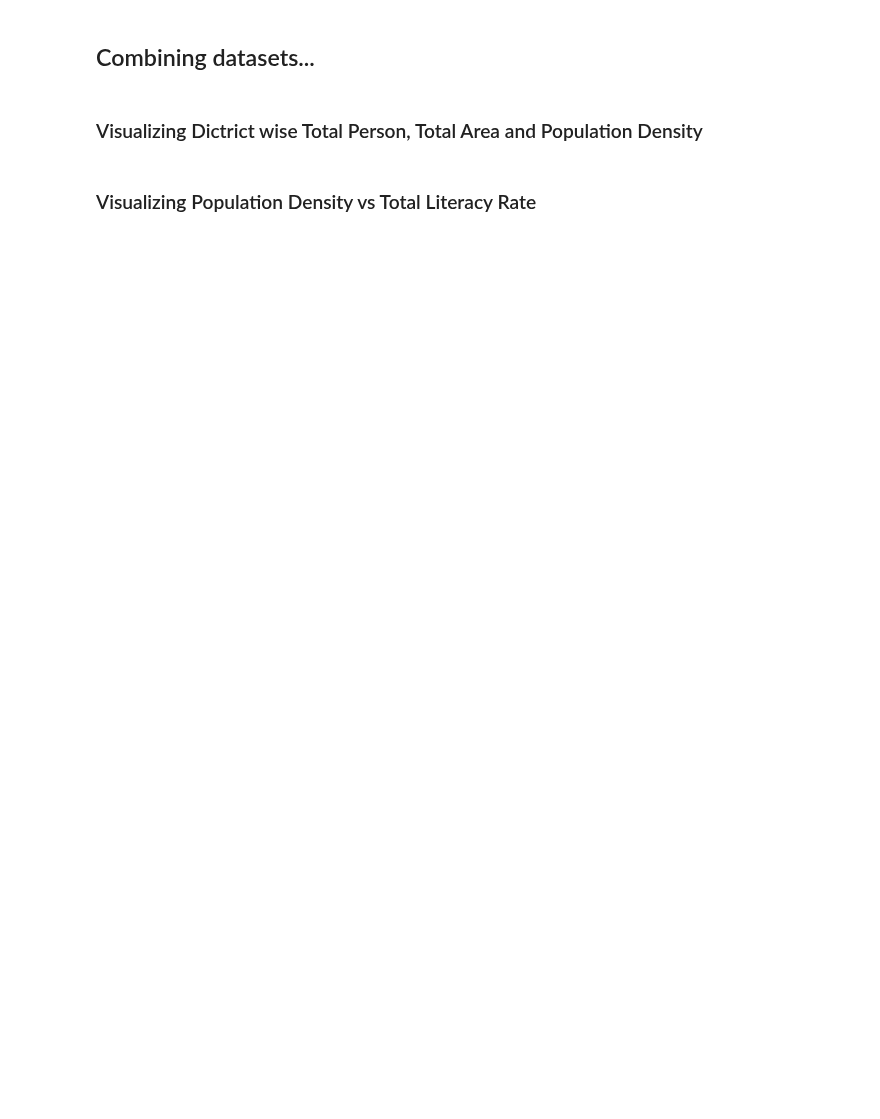
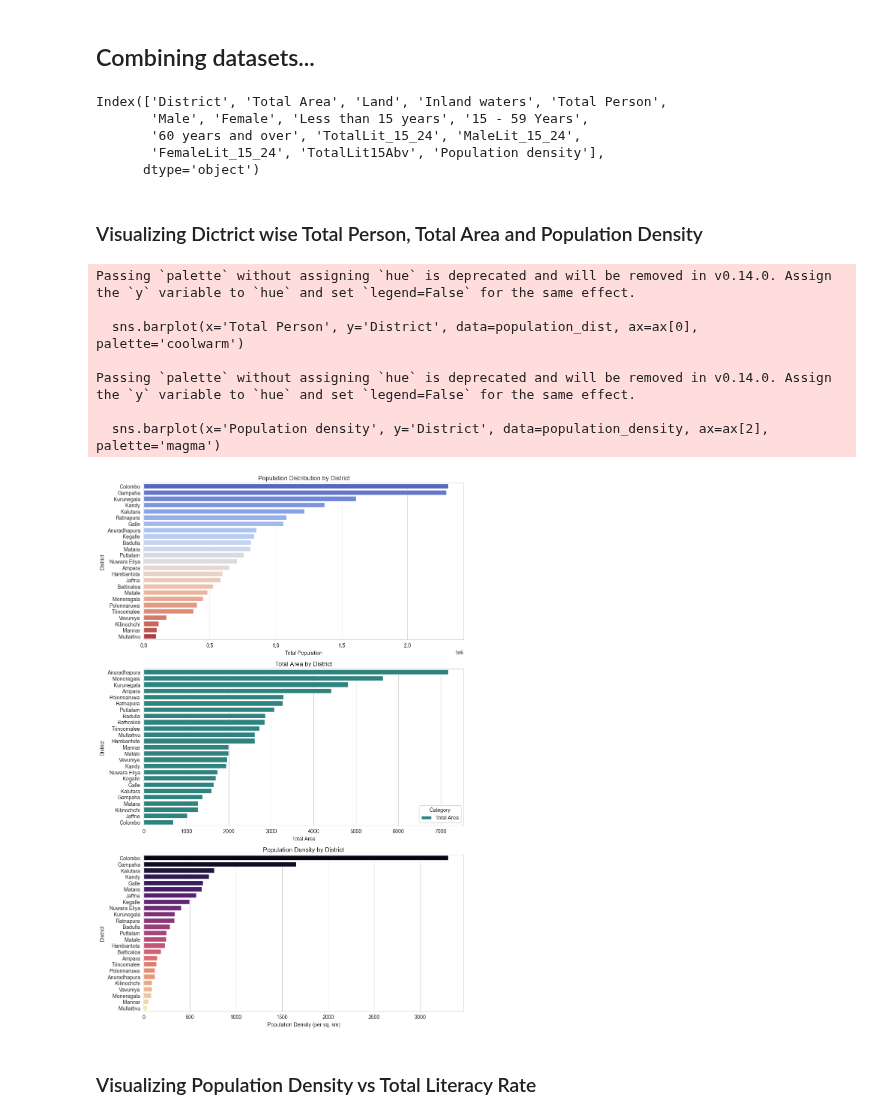
Before and after one commit to itsnamalfernandolk/ds_infographic, a Jupyter notebook: infographics.ipynb, the cells around one changed output. Saved outputs shown, nothing was run; the diff lists cells and outputs as text; code cells hidden in the pictures; blank space fills up the shorter version.

```diff
--- a/infographics.ipynb
+++ b/infographics.ipynb
@@ -182,8 +237,14 @@ combined_df = pd.merge(df_land, df_ppl, on='District', how='outer')
 combined_df = pd.merge(combined_df, df_ltrc_15_24, on='District', how='outer')
 combined_df = pd.merge(combined_df, df_ltrc_15_abv, on='District', how='outer')
 combined_df['Population density'] = (combined_df['Total Person'] / combined_df['Total Area']).round(2)
-print(combined_df.head())
+# print(combined_df.head())
 print(combined_df.columns)
+# %% [output]
+Index(['District', 'Total Area', 'Land', 'Inland waters', 'Total Person',
+       'Male', 'Female', 'Less than 15 years', '15 - 59 Years',
+       '60 years and over', 'TotalLit_15_24', 'MaleLit_15_24',
+       'FemaleLit_15_24', 'TotalLit15Abv', 'Population density'],
+      dtype='object')
 # %% [markdown]
 ### Visualizing Dictrict wise Total Person, Total Area and Population Density
 # %%
@@ -194,35 +255,44 @@ sns.set_style("whitegrid")
 population_dist = combined_df[['District', 'Total Person']].sort_values('Total Person', ascending=False)
 
 # Literacy Rates by District
 total_area = combined_df[['District', 'Total Area']].sort_values('Total Area', ascending=False)
 
 # Population Density
 population_density = combined_df[['District', 'Population density']].sort_values('Population density', ascending=False)
 
 # Plotting
 fig, ax = plt.subplots(3, 1, figsize=(10, 15))
 
 # Population Distribution by District
 sns.barplot(x='Total Person', y='District', data=population_dist, ax=ax[0], palette='coolwarm')
 ax[0].set_title('Population Distribution by District')
 ax[0].set_xlabel('Total Population')
 ax[0].set_ylabel('District')
 
 # Total Area by District
-total_area_melted = total_area.melt(id_vars=["District"], var_name="Category", value_name="Total Area")
-sns.barplot(x='Total Area', y='District', hue='Category', data=total_area_melted, ax=ax[1], palette='viridis')
+total_area_melted = total_area.melt(id_vars=["District"], var_name="Category", value_name="TTL_AREA")
+sns.barplot(x='TTL_AREA', y='District', hue='Category', data=total_area_melted, ax=ax[1], palette='viridis')
 ax[1].set_title('Total Area by District')
 ax[1].set_xlabel('Total Area')
 ax[1].set_ylabel('District')
 
 # Population Density
 sns.barplot(x='Population density', y='District', data=population_density, ax=ax[2], palette='magma')
 ax[2].set_title('Population Density by District')
 ax[2].set_xlabel('Population Density (per sq. km)')
 ax[2].set_ylabel('District')
 
 plt.tight_layout()
 plt.show()
+# %% [output]
+Passing `palette` without assigning `hue` is deprecated and will be removed in v0.14.0. Assign the `y` variable to `hue` and set `legend=False` for the same effect.
+
+  sns.barplot(x='Total Person', y='District', data=population_dist, ax=ax[0], palette='coolwarm')
+
+Passing `palette` without assigning `hue` is deprecated and will be removed in v0.14.0. Assign the `y` variable to `hue` and set `legend=False` for the same effect.
+
+  sns.barplot(x='Population density', y='District', data=population_density, ax=ax[2], palette='magma')
+[figure, added]
 # %% [markdown]
 ### Visualizing Population Density vs Total Literacy Rate
 # %%
```
Also changed, not shown: parts of 13 cells of this notebook.
